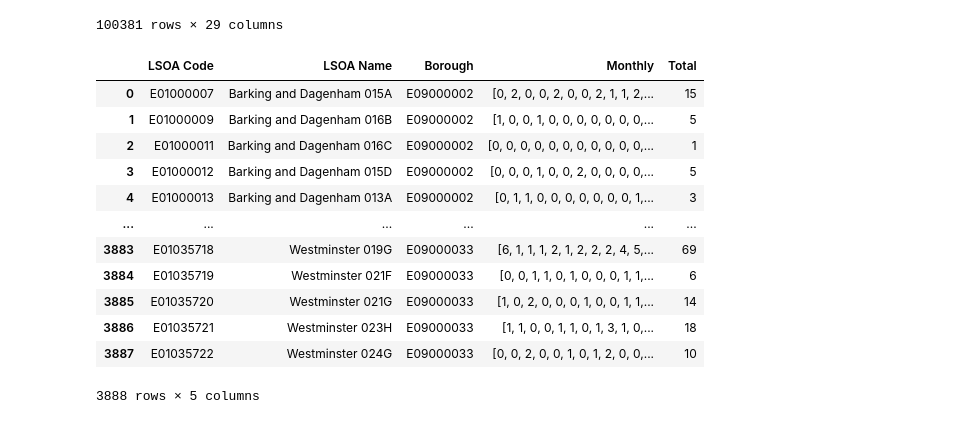
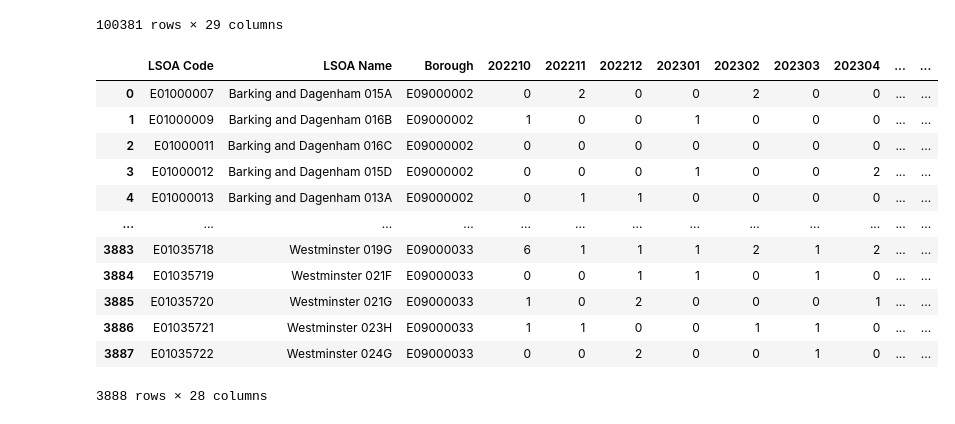
Before and after one commit to ethmacc/casa0017-web-assessment-SafeBike, a Jupyter notebook: Website/data_processing/data_processing.ipynb, the cells around one changed output. Cells and saved outputs as stored; diff of their text form; code cells hidden in the pictures.

Commit message:
Connect slider to month filtering function

```diff
--- a/Website/data_processing/data_processing.ipynb
+++ b/Website/data_processing/data_processing.ipynb
@@ -30,25 +30,25 @@ bike_theft_short = bike_theft.drop(columns=['Major Category', 'Minor Category'])
 #bike_theft_short.to_csv('bike_theft.csv', index=False)
 # %%
 total = bike_theft_short.iloc[:, 3:].sum(axis=1)
-monthly = bike_theft_short.iloc[:, 3:].values.tolist()
-bike_theft_compact = bike_theft_short.iloc[:, :3]
-bike_theft_compact['Monthly'] = monthly
+#monthly = bike_theft_short.iloc[:, 3:].values.tolist()
+bike_theft_compact = bike_theft_short#.iloc[:, :3]
+#bike_theft_compact['Monthly'] = monthly
 bike_theft_compact['Total'] = total
 bike_theft_compact
 # %% [output]
-|  | LSOA Code | LSOA Name | Borough | Monthly | Total |
-| 0 | E01000007 | Barking and Dagenham 015A | E09000002 | [0, 2, 0, 0, 2, 0, 0, 2, 1, 1, 2,... | 15 |
-| 1 | E01000009 | Barking and Dagenham 016B | E09000002 | [1, 0, 0, 1, 0, 0, 0, 0, 0, 0, 0,... | 5 |
-| 2 | E01000011 | Barking and Dagenham 016C | E09000002 | [0, 0, 0, 0, 0, 0, 0, 0, 0, 0, 0,... | 1 |
-| 3 | E01000012 | Barking and Dagenham 015D | E09000002 | [0, 0, 0, 1, 0, 0, 2, 0, 0, 0, 0,... | 5 |
-| 4 | E01000013 | Barking and Dagenham 013A | E09000002 | [0, 1, 1, 0, 0, 0, 0, 0, 0, 0, 1,... | 3 |
-| ... | ... | ... | ... | ... | ... |
-| 3883 | E01035718 | Westminster 019G | E09000033 | [6, 1, 1, 1, 2, 1, 2, 2, 2, 4, 5,... | 69 |
-| 3884 | E01035719 | Westminster 021F | E09000033 | [0, 0, 1, 1, 0, 1, 0, 0, 0, 1, 1,... | 6 |
-| 3885 | E01035720 | Westminster 021G | E09000033 | [1, 0, 2, 0, 0, 0, 1, 0, 0, 1, 1,... | 14 |
-| 3886 | E01035721 | Westminster 023H | E09000033 | [1, 1, 0, 0, 1, 1, 0, 1, 3, 1, 0,... | 18 |
-| 3887 | E01035722 | Westminster 024G | E09000033 | [0, 0, 2, 0, 0, 1, 0, 1, 2, 0, 0,... | 10 |
+|  | LSOA Code | LSOA Name | Borough | 202210 | 202211 | 202212 | 202301 | 202302 | 202303 | 202304 | ... | ... |
+| 0 | E01000007 | Barking and Dagenham 015A | E09000002 | 0 | 2 | 0 | 0 | 2 | 0 | 0 | ... | ... |
+| 1 | E01000009 | Barking and Dagenham 016B | E09000002 | 1 | 0 | 0 | 1 | 0 | 0 | 0 | ... | ... |
+| 2 | E01000011 | Barking and Dagenham 016C | E09000002 | 0 | 0 | 0 | 0 | 0 | 0 | 0 | ... | ... |
+| 3 | E01000012 | Barking and Dagenham 015D | E09000002 | 0 | 0 | 0 | 1 | 0 | 0 | 2 | ... | ... |
+| 4 | E01000013 | Barking and Dagenham 013A | E09000002 | 0 | 1 | 1 | 0 | 0 | 0 | 0 | ... | ... |
+| ... | ... | ... | ... | ... | ... | ... | ... | ... | ... | ... | ... | ... |
+| 3883 | E01035718 | Westminster 019G | E09000033 | 6 | 1 | 1 | 1 | 2 | 1 | 2 | ... | ... |
+| 3884 | E01035719 | Westminster 021F | E09000033 | 0 | 0 | 1 | 1 | 0 | 1 | 0 | ... | ... |
+| 3885 | E01035720 | Westminster 021G | E09000033 | 1 | 0 | 2 | 0 | 0 | 0 | 1 | ... | ... |
+| 3886 | E01035721 | Westminster 023H | E09000033 | 1 | 1 | 0 | 0 | 1 | 1 | 0 | ... | ... |
+| 3887 | E01035722 | Westminster 024G | E09000033 | 0 | 0 | 2 | 0 | 0 | 1 | 0 | ... | ... |
-3888 rows × 5 columns
+3888 rows × 28 columns
 # %%
 shape_files = [f for f in os.listdir('LB_shp/') if '.shp' in f]
 
```
Also changed, not shown: parts of 2 cells of this notebook, 3 other files.
